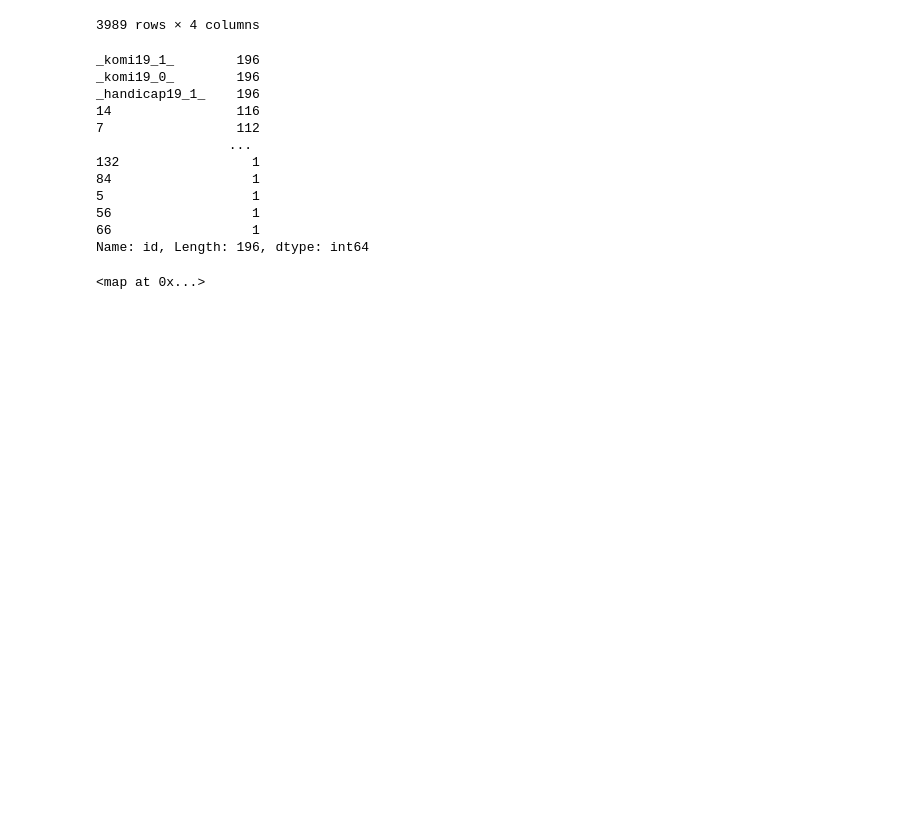
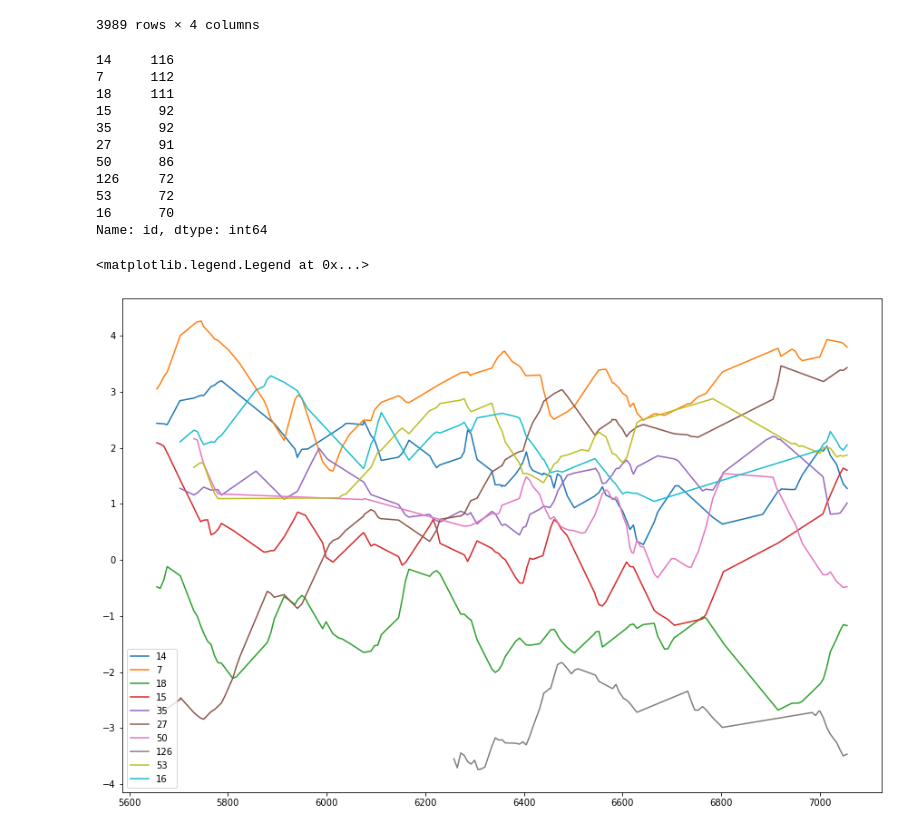
Before and after one commit to glandfried/handicap, a Jupyter notebook: estimations/aago/demo_analysis.ipynb, the cells around one changed output. Drawn from its saved outputs; the diff is of its cells as text; code cells hidden in the pictures; blank space fills up the shorter version.

```diff
--- a/estimations/aago/demo_analysis.ipynb
+++ b/estimations/aago/demo_analysis.ipynb
@@ -21,22 +25,26 @@ df
 # %%
-df['id'].value_counts()
+df['id'].value_counts().head(n=10)
 # %% [output]
-_komi19_1_        196
-_komi19_0_        196
-_handicap19_1_    196
-14                116
-7                 112
-                 ...
-132                 1
-84                  1
-5                   1
-56                  1
-66                  1
-Name: id, Length: 196, dtype: int64
+14     116
+7      112
+18     111
+15      92
+35      92
+27      91
+50      86
+126     72
+53      72
+16      70
+Name: id, dtype: int64
-# %%
-map(lambda id : (df['id'].value_counts()[id]), df["id"])
-# %% [output]
-<map at 0x...>
+# %%
+plt.figure(figsize=(15,10))
+for id in (df['id'].value_counts().head(n=10).keys()): # df['id'].unique():
+    lc_id = df[df['id'] == id]
+    plt.plot(lc_id['day'], lc_id['mu'], label = id)
+plt.legend()
+# %% [output]
+<matplotlib.legend.Legend at 0x...>
+[figure, added]
 # %%
 plt.figure(figsize=(15,10))
 for id in df['id'].unique():
```
Also changed, not shown: parts of 3 cells of this notebook.
